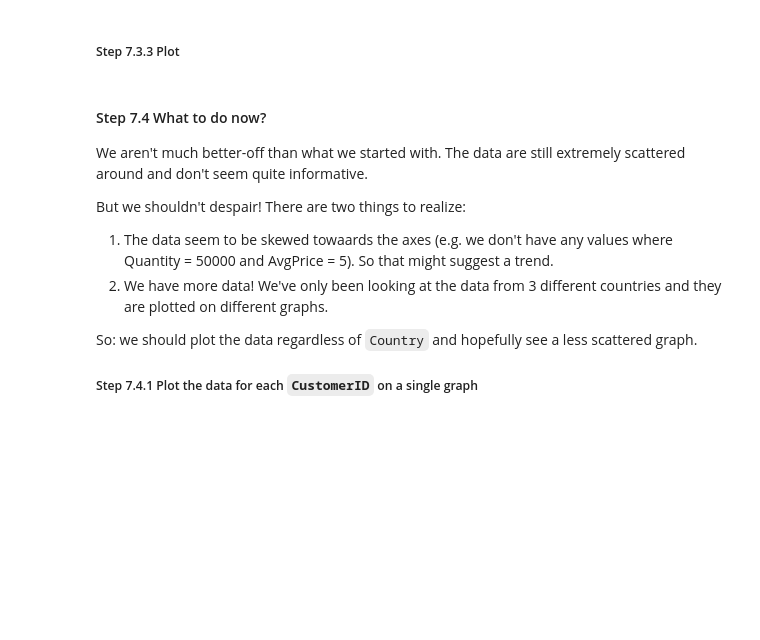
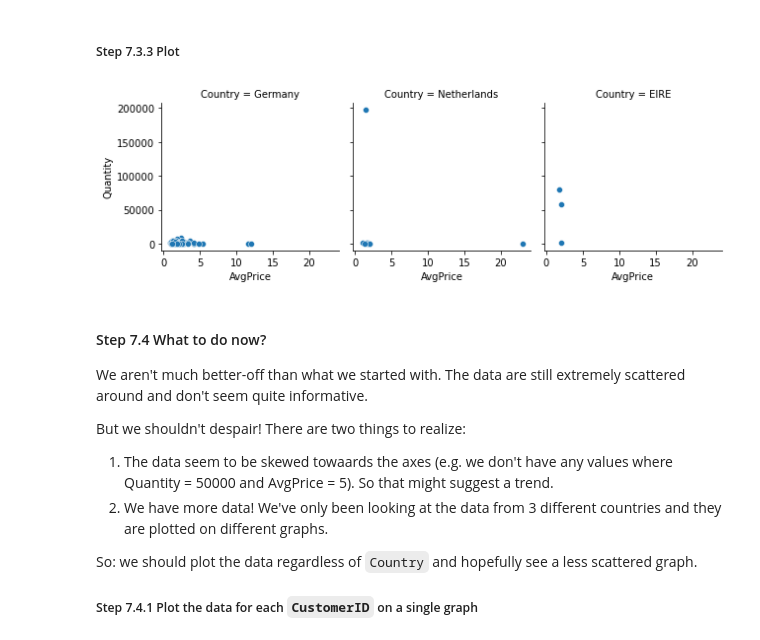
Before and after one commit to datacuriosity/MCI_Python_28S_Level_1, a Jupyter notebook: pandas_exercises/07_Visualization/Online_Retail/quynhnt_onlineretail.ipynb, the cells around one changed output. Saved outputs shown, nothing was run; the diff lists cells and outputs as text; code cells hidden in the pictures; blank space fills up the shorter version.

```diff
--- a/pandas_exercises/07_Visualization/Online_Retail/quynhnt_onlineretail.ipynb
+++ b/pandas_exercises/07_Visualization/Online_Retail/quynhnt_onlineretail.ipynb
@@ -219,0 +215,3 @@ NameError: name 'onine_rt' is not defined
+# %%
+onl5['Revenue']=onl5.Quantity*onl5.UnitPrice
+onl5.head()
@@ -220,2 +230,8 @@ NameError: name 'onine_rt' is not defined
 # %% [markdown]
 ##### Step 7.3.2 Group by `CustomerID` and `Country` and find out the average price (`AvgPrice`) each customer spends per unit.
+# %%
+onl7=onl5[onl5.Country.isin (onl4.head(3).index)].groupby(['CustomerID','Country'])[['Revenue','Quantity']].sum()
+# %%
+onl7['AvgPrice']=onl7.Revenue/onl7.Quantity
+onl7['Country']=onl7.index.get_level_values(1)
+onl7
@@ -222,5 +253,10 @@ NameError: name 'onine_rt' is not defined
 # %% [markdown]
 ##### Step 7.3.3 Plot
+# %%
+g=sns.FacetGrid(data=onl7,col='Country')
+g.map(sns.scatterplot,'AvgPrice','Quantity');
+# %% [output]
+[figure, added]
 # %% [markdown]
 #### Step 7.4 What to do now?
 We aren't much better-off than what we started with. The data are still extremely scattered around and don't seem quite informative.
```
Also changed, not shown: parts of 14 cells of this notebook.
